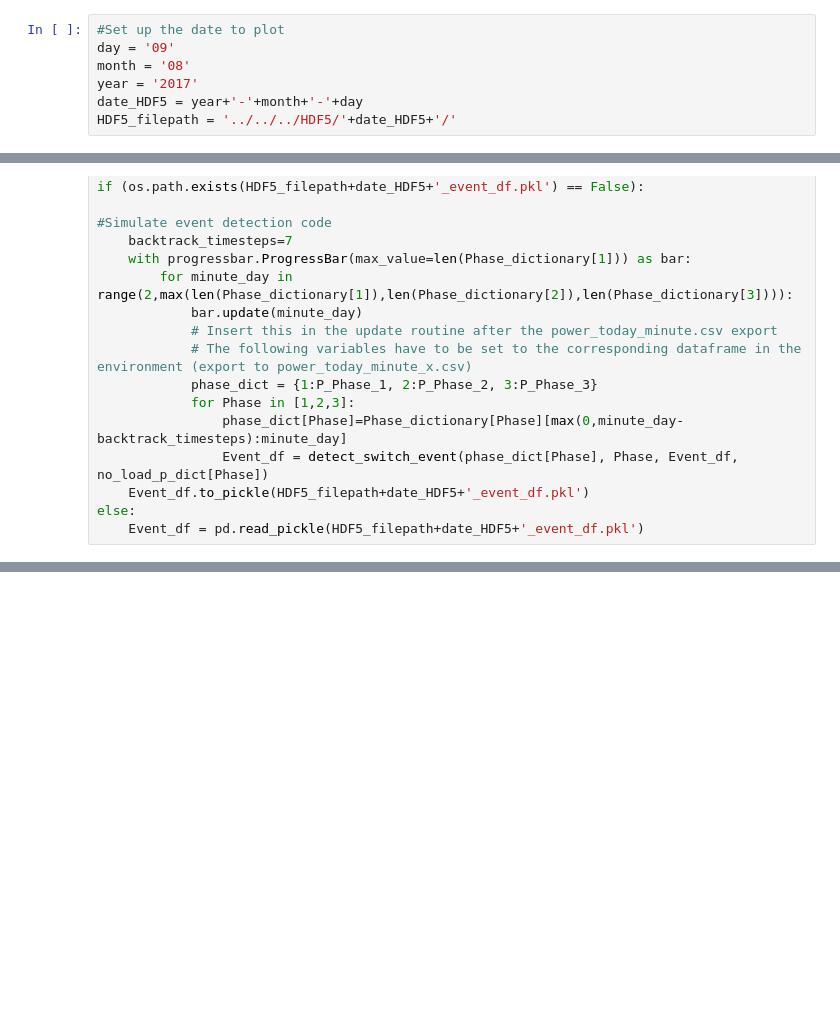
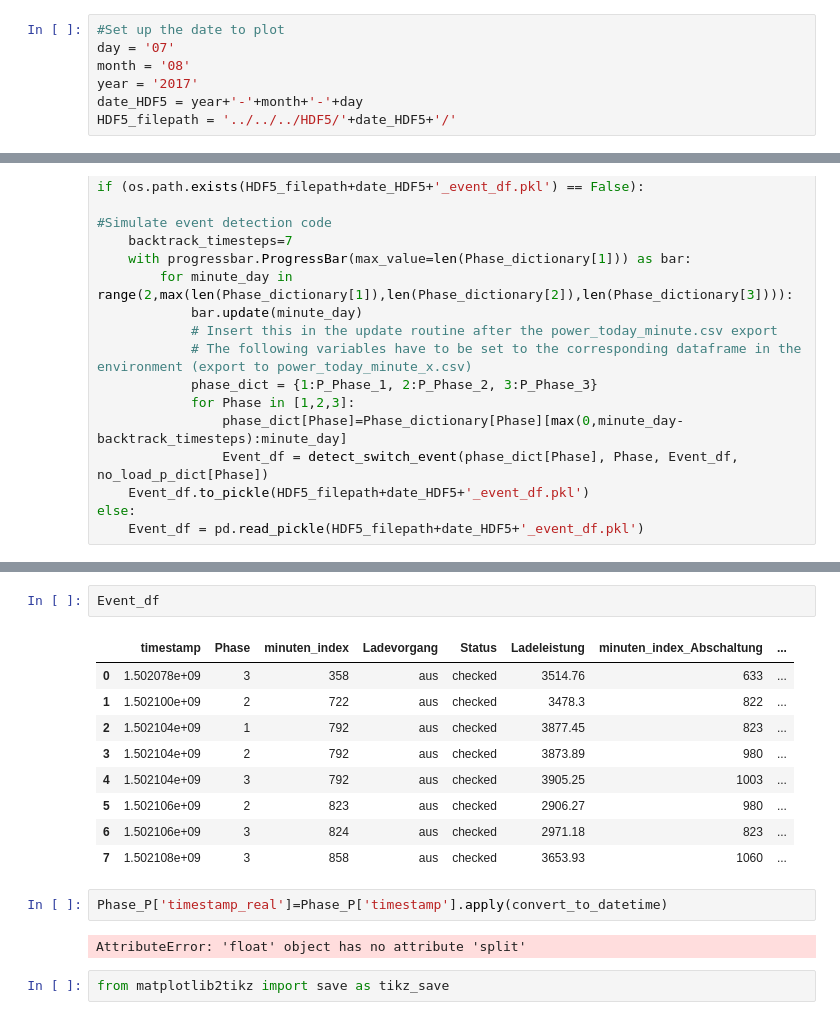
Before and after one commit to Snorrevombau/Transients_Classifier, a Jupyter notebook: Plotting_Skript/plot_power_curves_events_transients.ipynb, the cells around one changed output, grey strips where cells are left out. Drawn from its saved outputs; the diff is of its cells as text; blank space fills up the shorter version.

```diff
--- a/Plotting_Skript/plot_power_curves_events_transients.ipynb
+++ b/Plotting_Skript/plot_power_curves_events_transients.ipynb
@@ -18,7 +18,7 @@ from IMPORT_DATAFRAME_JSON_HDF5 import *
 from plot_transients_function import *
 # %%
 #Set up the date to plot
-day = '09'
+day = '07'
 month = '08'
 year = '2017'
 date_HDF5 = year+'-'+month+'-'+day
@@ -111,0 +112,18 @@ transients_1
+# %%
+Event_df
+# %% [output]
+|  | timestamp | Phase | minuten_index | Ladevorgang | Status | Ladeleistung | minuten_index_Abschaltung | ... |
+| 0 | 1.502078e+09 | 3 | 358 | aus | checked | 3514.76 | 633 | ... |
+| 1 | 1.502100e+09 | 2 | 722 | aus | checked | 3478.3 | 822 | ... |
+| 2 | 1.502104e+09 | 1 | 792 | aus | checked | 3877.45 | 823 | ... |
+| 3 | 1.502104e+09 | 2 | 792 | aus | checked | 3873.89 | 980 | ... |
+| 4 | 1.502104e+09 | 3 | 792 | aus | checked | 3905.25 | 1003 | ... |
+| 5 | 1.502106e+09 | 2 | 823 | aus | checked | 2906.27 | 980 | ... |
+| 6 | 1.502106e+09 | 3 | 824 | aus | checked | 2971.18 | 823 | ... |
+| 7 | 1.502108e+09 | 3 | 858 | aus | checked | 3653.93 | 1060 | ... |
+# %%
+Phase_P['timestamp_real']=Phase_P['timestamp'].apply(convert_to_datetime)
+# %% [output]
+AttributeError: 'float' object has no attribute 'split'
+# %%
+from matplotlib2tikz import save as tikz_save
```
Also changed, not shown: parts of 4 cells of this notebook.
